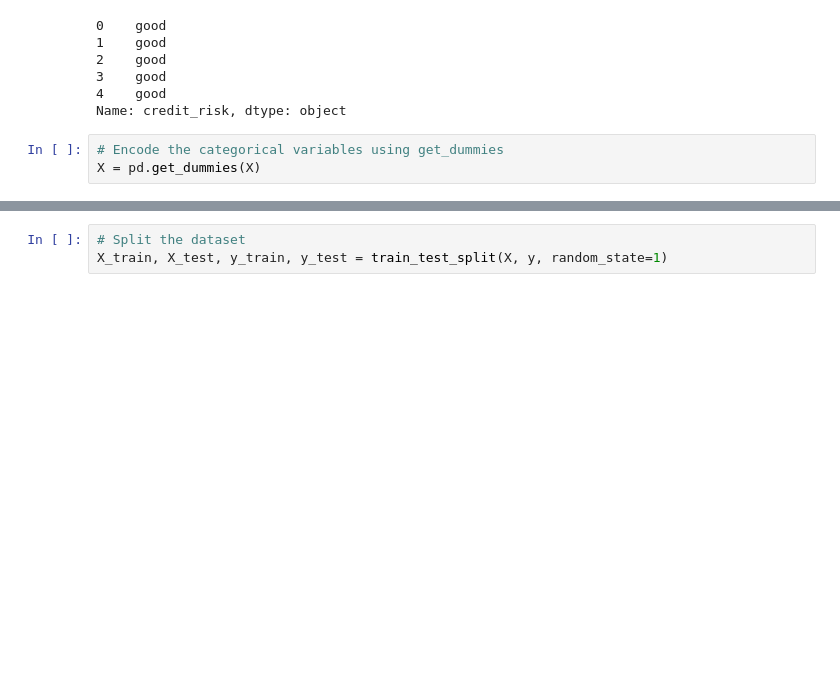
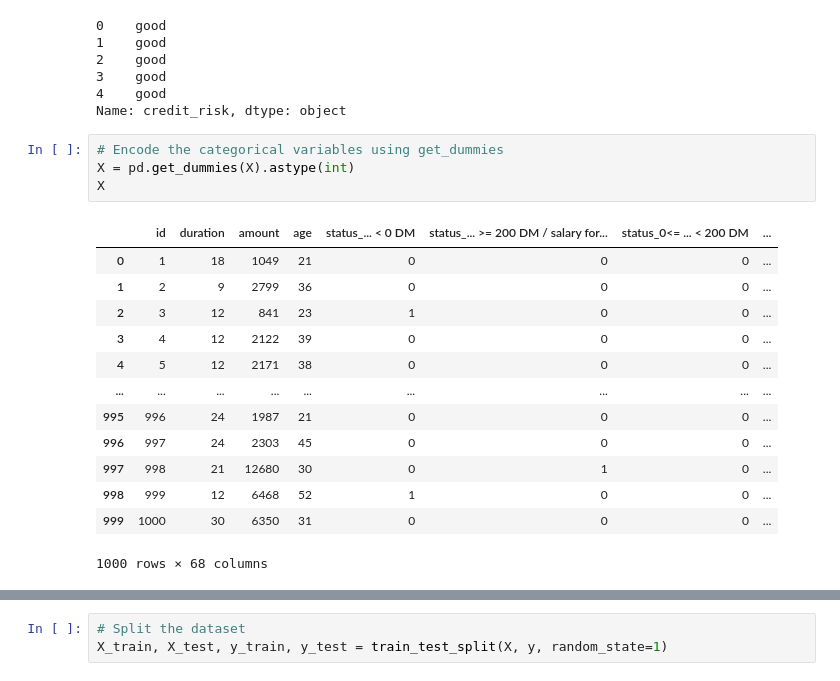
Before and after one commit to jlrichey/UCB-FinTech-Gitlab, a Jupyter notebook: 12-Supervised-Learning/2/Activities/07-Ins_KNN/Unsolved/knn.ipynb, the cells around one changed output, grey strips where cells are left out. Drawn from its saved outputs; the diff is of its cells as text; blank space fills up the shorter version.

```diff
--- a/12-Supervised-Learning/2/Activities/07-Ins_KNN/Unsolved/knn.ipynb
+++ b/12-Supervised-Learning/2/Activities/07-Ins_KNN/Unsolved/knn.ipynb
@@ -46,7 +46,22 @@ y[:5]
 Name: credit_risk, dtype: object
 # %%
 # Encode the categorical variables using get_dummies
-X = pd.get_dummies(X)
+X = pd.get_dummies(X).astype(int)
+X
+# %% [output]
+|  | id | duration | amount | age | status_... < 0 DM | status_... >= 200 DM / salary for... | status_0<= ... < 200 DM | ... |
+| 0 | 1 | 18 | 1049 | 21 | 0 | 0 | 0 | ... |
+| 1 | 2 | 9 | 2799 | 36 | 0 | 0 | 0 | ... |
+| 2 | 3 | 12 | 841 | 23 | 1 | 0 | 0 | ... |
+| 3 | 4 | 12 | 2122 | 39 | 0 | 0 | 0 | ... |
+| 4 | 5 | 12 | 2171 | 38 | 0 | 0 | 0 | ... |
+| ... | ... | ... | ... | ... | ... | ... | ... | ... |
+| 995 | 996 | 24 | 1987 | 21 | 0 | 0 | 0 | ... |
+| 996 | 997 | 24 | 2303 | 45 | 0 | 0 | 0 | ... |
+| 997 | 998 | 21 | 12680 | 30 | 0 | 1 | 0 | ... |
+| 998 | 999 | 12 | 6468 | 52 | 1 | 0 | 0 | ... |
+| 999 | 1000 | 30 | 6350 | 31 | 0 | 0 | 0 | ... |
+1000 rows × 68 columns
 # %%
 # Preview the data
 X.head()
```
Also changed, not shown: parts of 10 cells of this notebook, 1 other file.
